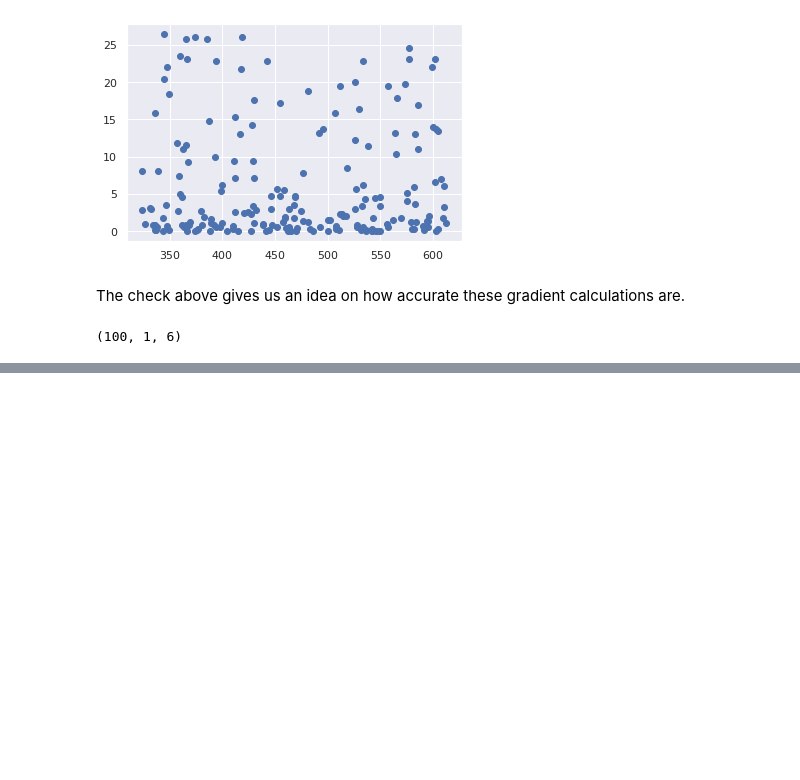
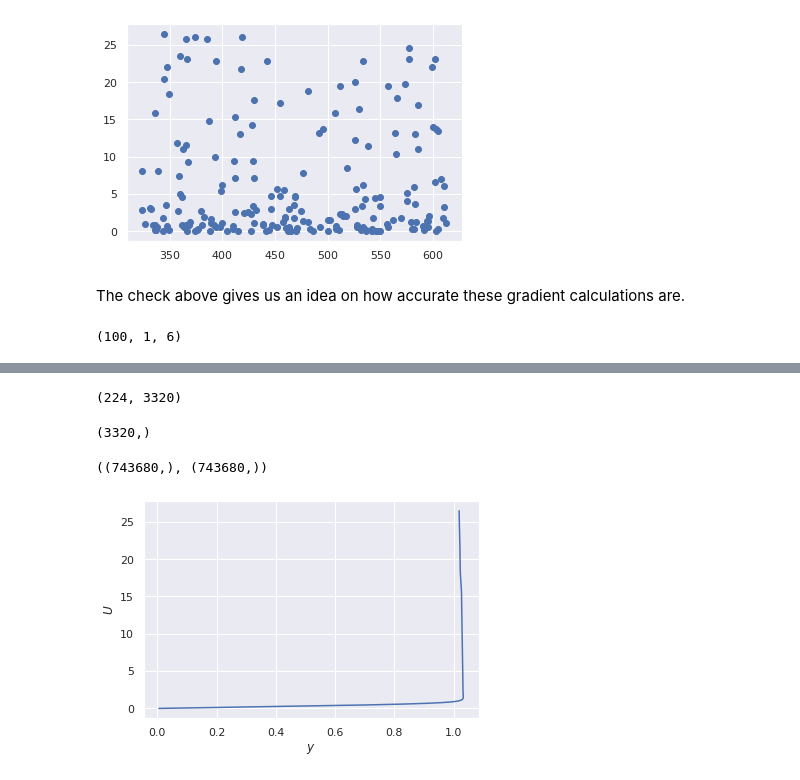
Before and after one commit to petebachant/boundary-layer-turbulence-modeling, a Jupyter notebook: notebook.ipynb, the cells around one changed output, grey strips where cells are left out. Drawn from its saved outputs; the diff is of its cells as text; code cells hidden in the pictures; blank space fills up the shorter version.

Commit message:
Work towards assembling all stats in single DataFrame

```diff
--- a/notebook.ipynb
+++ b/notebook.ipynb
@@ -296,0 +308,26 @@ res.shape
+# %%
+data["u"].shape
+# %% [output]
+(224, 3320)
+# %%
+data["x"].shape
+# %% [output]
+(3320,)
+# %%
+xg, yg = np.meshgrid(data["x"], data["y"])
+xg.flatten().shape, yg.flatten().shape
+# %% [output]
+((743680,), (743680,))
+# %%
+df = pd.DataFrame({"x": xg.flatten(), "y": yg.flatten()})
+df["u"] = data["u"].flatten()
+# %%
+df = df.set_index(["x", "y"])
+# %%
+ax = (
+    df.loc[df.index.get_level_values("x")[8]]
+    .reset_index()
+    .plot(x="u", y="y", legend=False, ylabel="$U$", xlabel="$y$")
+)
+# %% [output]
+[figure, added]
```
Also changed, not shown: parts of 3 cells of this notebook.
